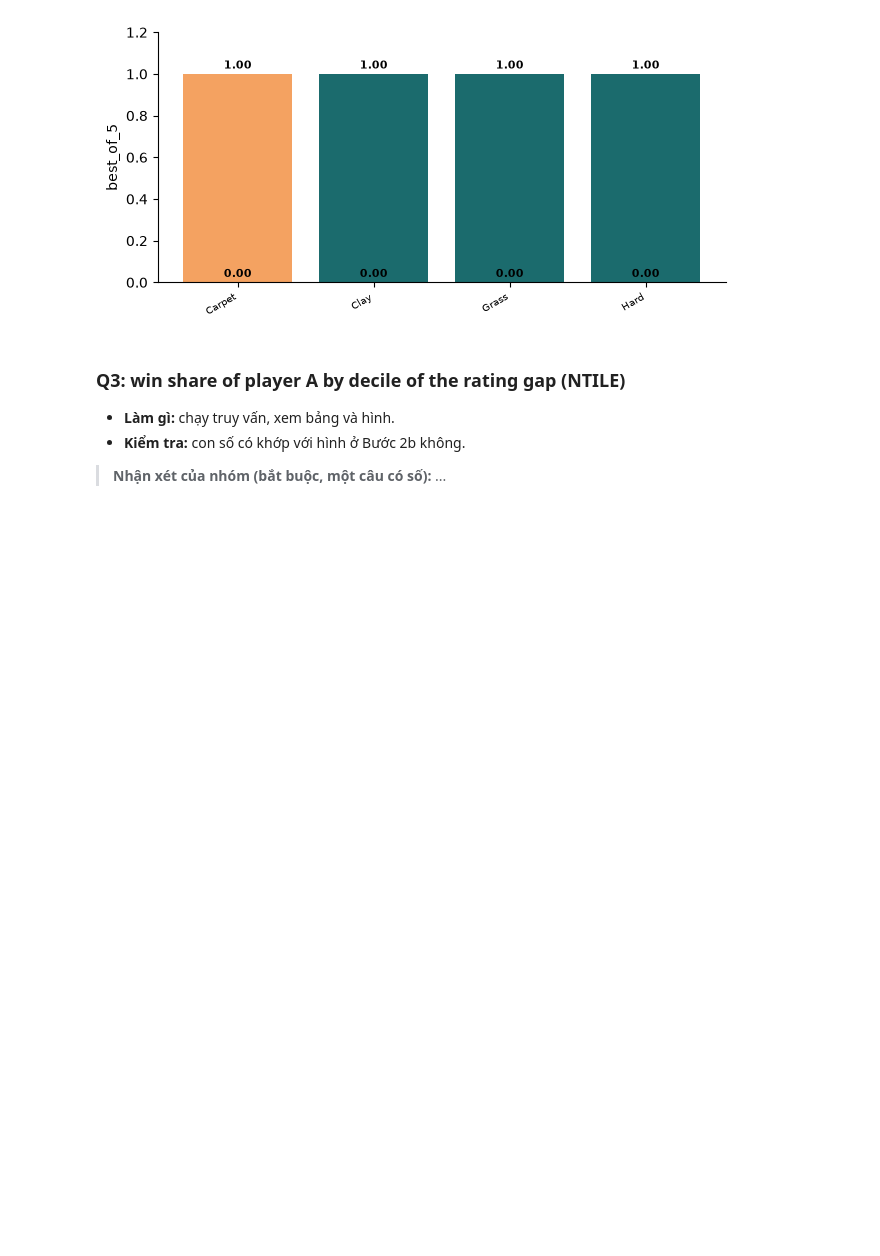
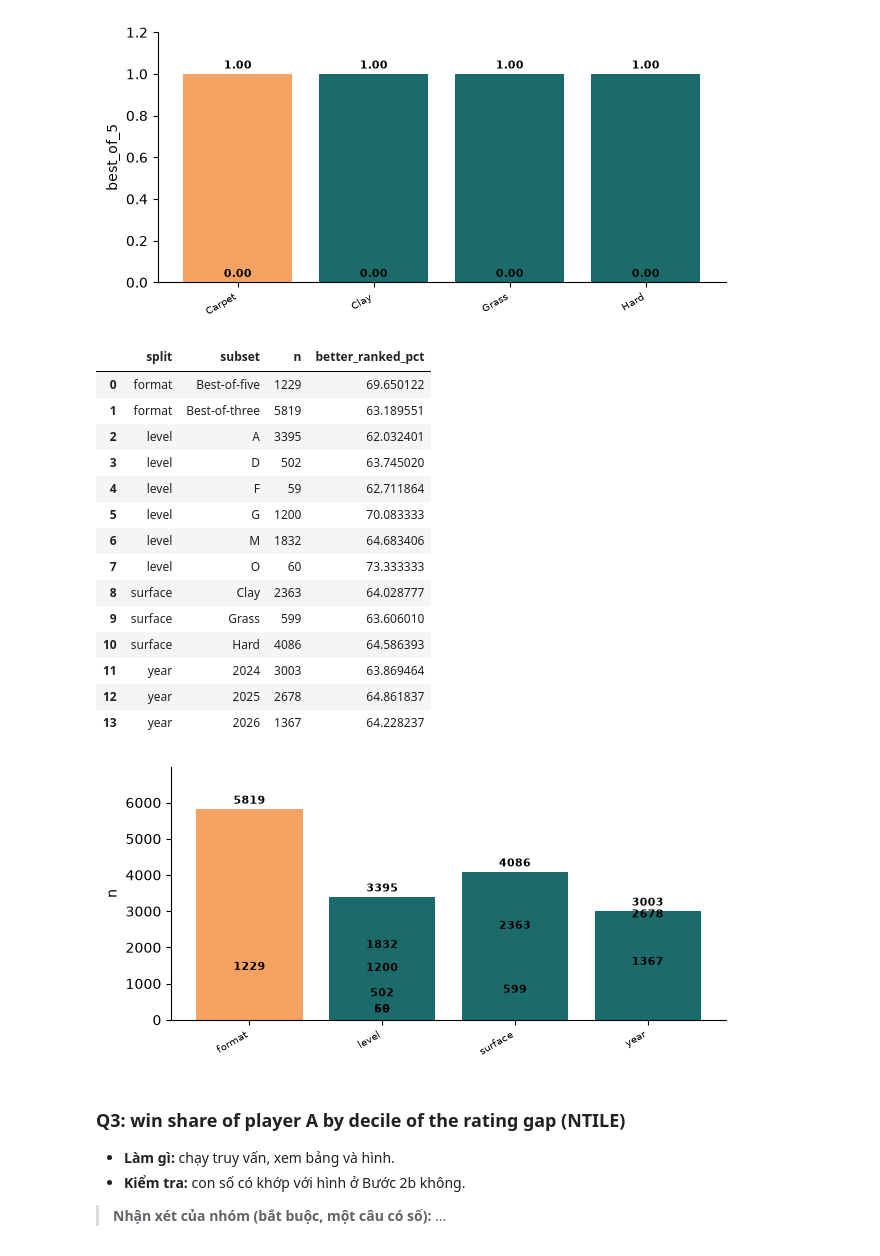
Before and after one commit to Cookmeal09/Group-6-Tennis-PreMatchOnly, a Jupyter notebook: Notebook_A_OnGoingAssessment2_ACIIDS_Tennis_PreMatchOnly.ipynb, the cells around one changed output. Cells and saved outputs as stored; diff of their text form; code cells hidden in the pictures; blank space fills up the shorter version.

```diff
--- a/Notebook_A_OnGoingAssessment2_ACIIDS_Tennis_PreMatchOnly.ipynb
+++ b/Notebook_A_OnGoingAssessment2_ACIIDS_Tennis_PreMatchOnly.ipynb
@@ -445,6 +445,42 @@ SELECT surface, best_of_5, COUNT(*) AS n, 100.0 * AVG(CASE WHEN (rank_diff < 0 A
 | 6 | Hard | 0 | 23372 | 64.868218 |
 | 7 | Hard | 1 | 5523 | 73.510773 |
 [figure]
+# %%
+r = run(r"""
+SELECT 'year' AS split, CAST(year AS VARCHAR) AS subset, COUNT(*) AS n,
+       100.0 * AVG(CASE WHEN (rank_diff < 0 AND y = 1) OR (rank_diff > 0 AND y = 0) THEN 1 ELSE 0 END) AS better_ranked_pct
+FROM tn WHERE year >= 2024 GROUP BY 1, 2
+UNION ALL
+SELECT 'format', CASE WHEN best_of_5 = 1 THEN 'Best-of-five' ELSE 'Best-of-three' END, COUNT(*),
+       100.0 * AVG(CASE WHEN (rank_diff < 0 AND y = 1) OR (rank_diff > 0 AND y = 0) THEN 1 ELSE 0 END)
+FROM tn WHERE year >= 2024 GROUP BY 1, 2
+UNION ALL
+SELECT 'level', level, COUNT(*),
+       100.0 * AVG(CASE WHEN (rank_diff < 0 AND y = 1) OR (rank_diff > 0 AND y = 0) THEN 1 ELSE 0 END)
+FROM tn WHERE year >= 2024 GROUP BY 1, 2
+UNION ALL
+SELECT 'surface', surface, COUNT(*),
+       100.0 * AVG(CASE WHEN (rank_diff < 0 AND y = 1) OR (rank_diff > 0 AND y = 0) THEN 1 ELSE 0 END)
+FROM tn WHERE year >= 2024 GROUP BY 1, 2
+ORDER BY 1, 2;
+""")
+# %% [output]
+|  | split | subset | n | better_ranked_pct |
+| 0 | format | Best-of-five | 1229 | 69.650122 |
+| 1 | format | Best-of-three | 5819 | 63.189551 |
+| 2 | level | A | 3395 | 62.032401 |
+| 3 | level | D | 502 | 63.745020 |
+| 4 | level | F | 59 | 62.711864 |
+| 5 | level | G | 1200 | 70.083333 |
+| 6 | level | M | 1832 | 64.683406 |
+| 7 | level | O | 60 | 73.333333 |
+| 8 | surface | Clay | 2363 | 64.028777 |
+| 9 | surface | Grass | 599 | 63.606010 |
+| 10 | surface | Hard | 4086 | 64.586393 |
+| 11 | year | 2024 | 3003 | 63.869464 |
+| 12 | year | 2025 | 2678 | 64.861837 |
+| 13 | year | 2026 | 1367 | 64.228237 |
+[figure, added]
 # %% [markdown]
 ### Q3: win share of player A by decile of the rating gap (NTILE)
 
```
Also changed, not shown: parts of 4 cells of this notebook, 2 other files.
